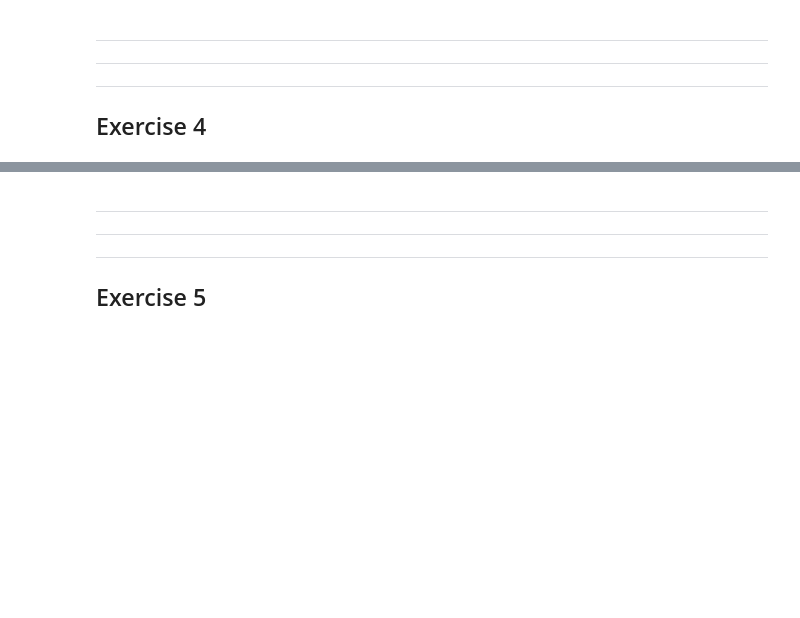
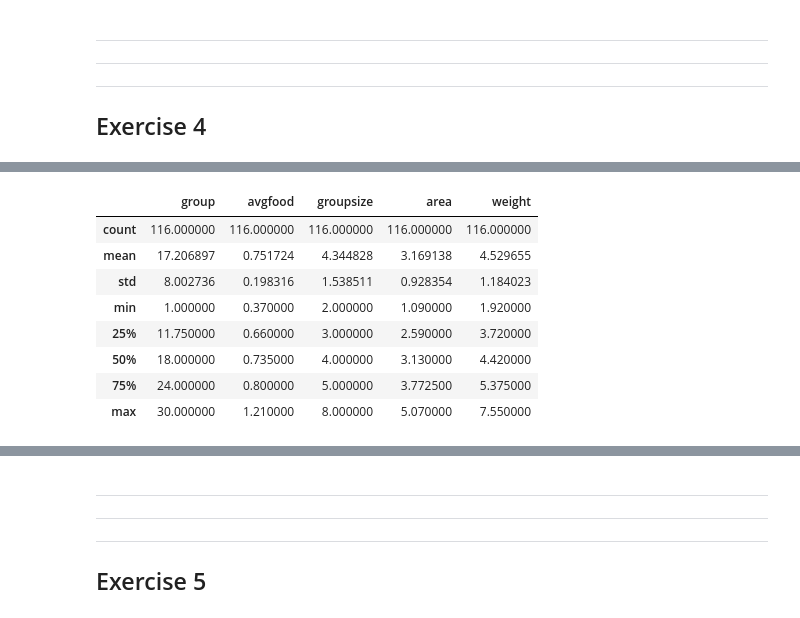
Before and after one commit to qlero/UCA_MSc-DS2, a Jupyter notebook: bayesian_learning/assignments/assignment_2/assignments_2.ipynb, the cells around one changed output, grey strips where cells are left out. Saved outputs shown, nothing was run; the diff lists cells and outputs as text; code cells hidden in the pictures; blank space fills up the shorter version.

```diff
--- a/bayesian_learning/assignments/assignment_2/assignments_2.ipynb
+++ b/bayesian_learning/assignments/assignment_2/assignments_2.ipynb
@@ -232,0 +291,13 @@ Fit a regression for *weight* as a linear function of *area*, and a regression f
+# %%
+data = pd.read_csv("data.csv")
+data.describe()
+# %% [output]
+|  | group | avgfood | groupsize | area | weight |
+| count | 116.000000 | 116.000000 | 116.000000 | 116.000000 | 116.000000 |
+| mean | 17.206897 | 0.751724 | 4.344828 | 3.169138 | 4.529655 |
+| std | 8.002736 | 0.198316 | 1.538511 | 0.928354 | 1.184023 |
+| min | 1.000000 | 0.370000 | 2.000000 | 1.090000 | 1.920000 |
+| 25% | 11.750000 | 0.660000 | 3.000000 | 2.590000 | 3.720000 |
+| 50% | 18.000000 | 0.735000 | 4.000000 | 3.130000 | 4.420000 |
+| 75% | 24.000000 | 0.800000 | 5.000000 | 3.772500 | 5.375000 |
+| max | 30.000000 | 1.210000 | 8.000000 | 5.070000 | 7.550000 |
```
Also changed, not shown: parts of 17 cells of this notebook.
